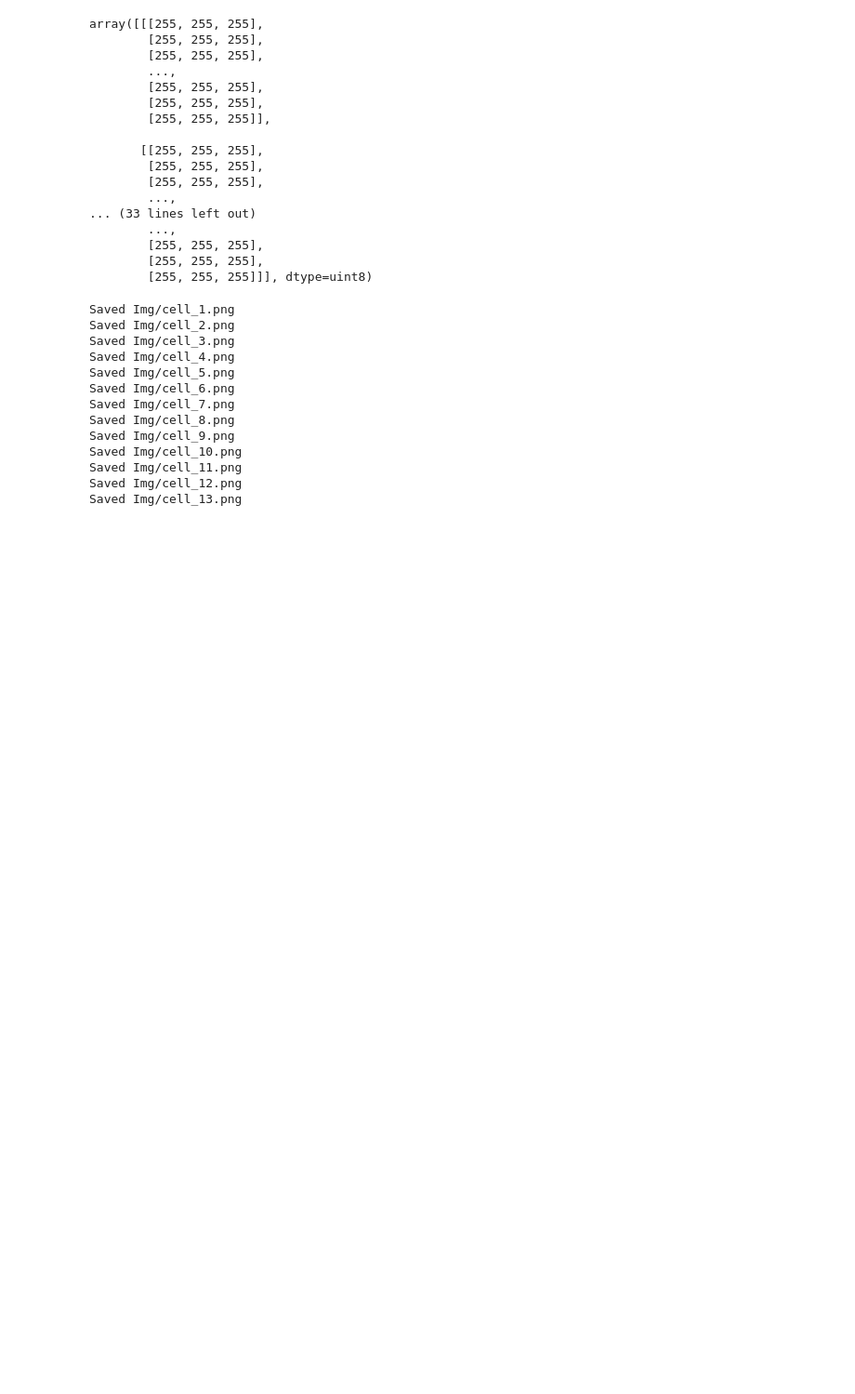
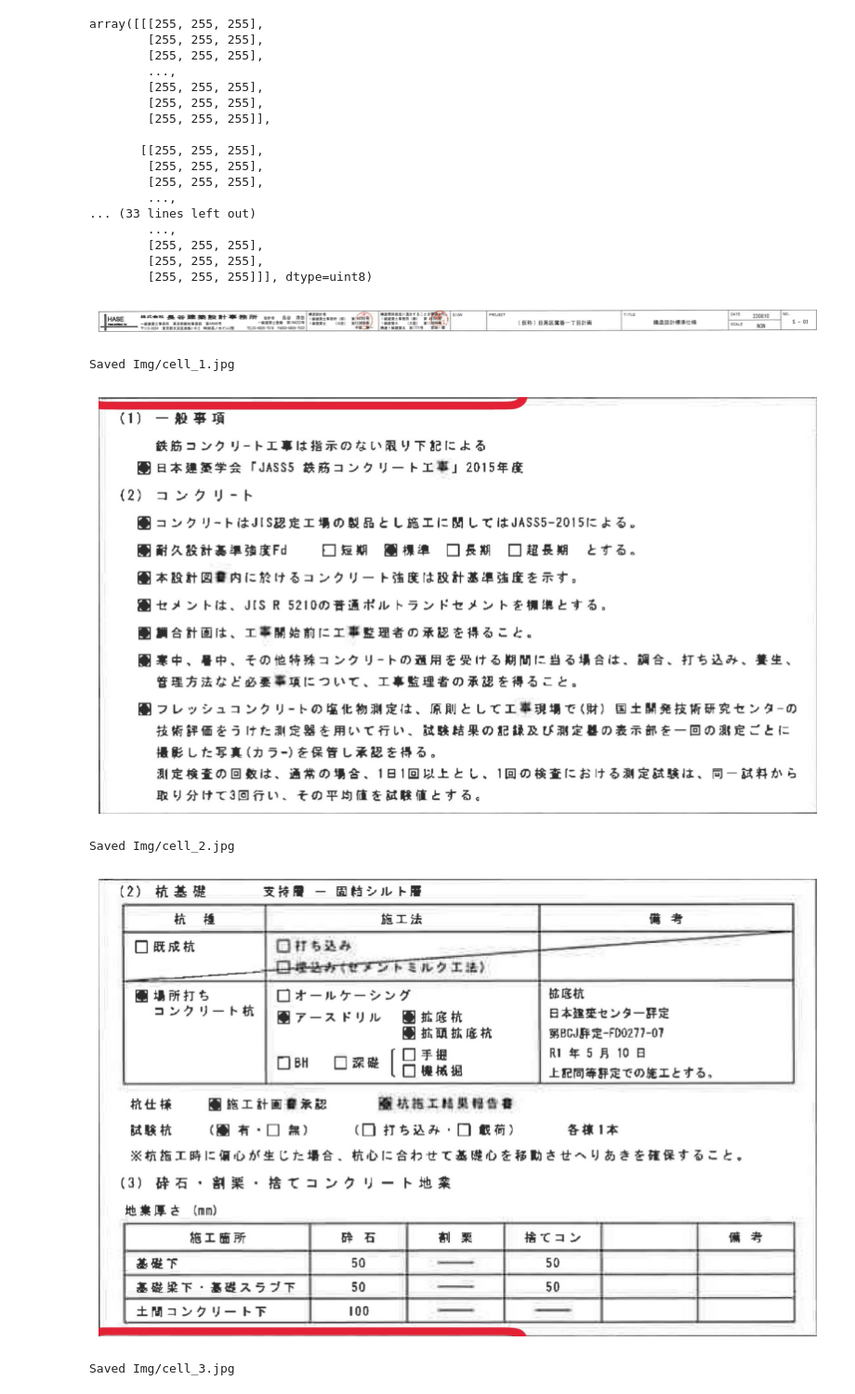
Before and after one commit to Dangptpt/TrainingArrow, a Jupyter notebook: Project/Split.ipynb, the cells around one changed output. Shown at 93% size. Drawn from its saved outputs; the diff is of its cells as text; code cells hidden in the pictures; blank space fills up the shorter version.

```diff
--- a/Project/Split.ipynb
+++ b/Project/Split.ipynb
@@ -33,50 +33,35 @@ array([[[255, 255, 255],
 # %%
 import cv2
 import matplotlib.pyplot as plt
 
 img = cv2.imread('Img/page_1.jpg')
 gray = cv2.cvtColor(img, cv2.COLOR_BGR2GRAY)
 _, thres = cv2.threshold(gray, 150, 255, cv2.THRESH_BINARY_INV + cv2.THRESH_OTSU)
 
 contours, _ = cv2.findContours(thres, cv2.RETR_LIST, cv2.CHAIN_APPROX_SIMPLE)
 
-h_1, w_1, _ = img.shape
+h_1, w_1 = gray.shape
 i = 0
 
 for c in contours:
     if cv2.contourArea(c) > h_1 * w_1 / 50:
         (x, y, w, h) = cv2.boundingRect(c)
-        # cv2.rectangle(img, (x, y), (x + w, y + h), (255, 0, 0), 15)
 
-        # Hiển thị ảnh gốc với các hộp giới hạn tô đỏ
-        # plt.figure(figsize=(5, 5))
-        # plt.imshow(cv2.cvtColor(img, cv2.COLOR_BGR2RGB))
-        # plt.axis('off')
-        # plt.show()
-
-        # Cắt và hiển thị từng ô đã được tô màu đỏ
         cell_image = img[y:y+h, x:x+w]
-        # plt.figure(figsize=(5, 5))
-        # plt.imshow(cv2.cvtColor(cell_image, cv2.COLOR_BGR2RGB))
-        # plt.axis('off')
-        # plt.show()
+        plt.figure(figsize=(10, 10))
+        plt.imshow(cv2.cvtColor(cell_image, cv2.COLOR_BGR2RGB))
+        plt.axis('off')
+        plt.show()
 
         # Lưu từng ô đã cắt ra
-        output_path = f'Img/cell_{i + 1}.png'
+        output_path = f'Img/cell_{i + 1}.jpg'
         cv2.imwrite(output_path, cell_image)
         print(f"Saved {output_path}")
         i += 1
 # %% [output]
+[figure, added]
-Saved Img/cell_1.png
-Saved Img/cell_2.png
-Saved Img/cell_3.png
-Saved Img/cell_4.png
-Saved Img/cell_5.png
-Saved Img/cell_6.png
-Saved Img/cell_7.png
-Saved Img/cell_8.png
-Saved Img/cell_9.png
-Saved Img/cell_10.png
-Saved Img/cell_11.png
-Saved Img/cell_12.png
-Saved Img/cell_13.png
+Saved Img/cell_1.jpg
+[figure, added]
+Saved Img/cell_2.jpg
+[figure, added]
+Saved Img/cell_3.jpg
```
Also changed, not shown: parts of 1 cell of this notebook, 32 other files.
